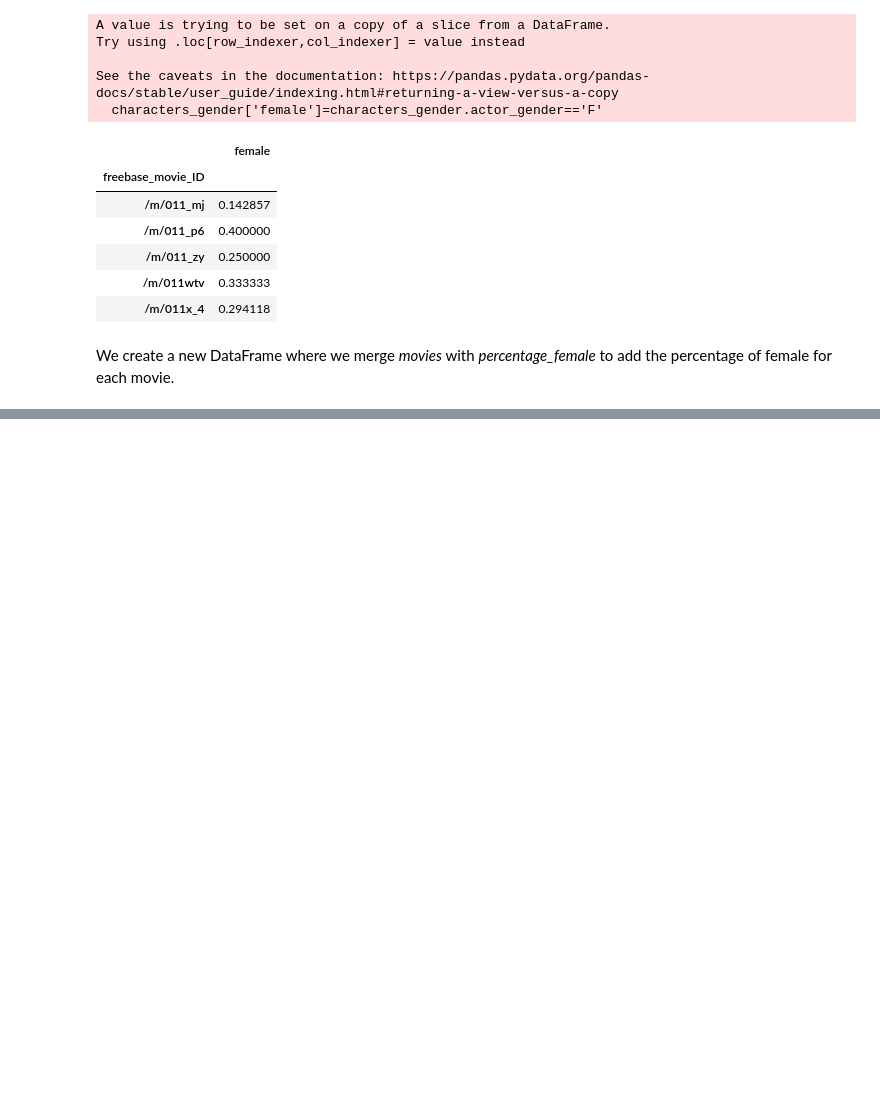
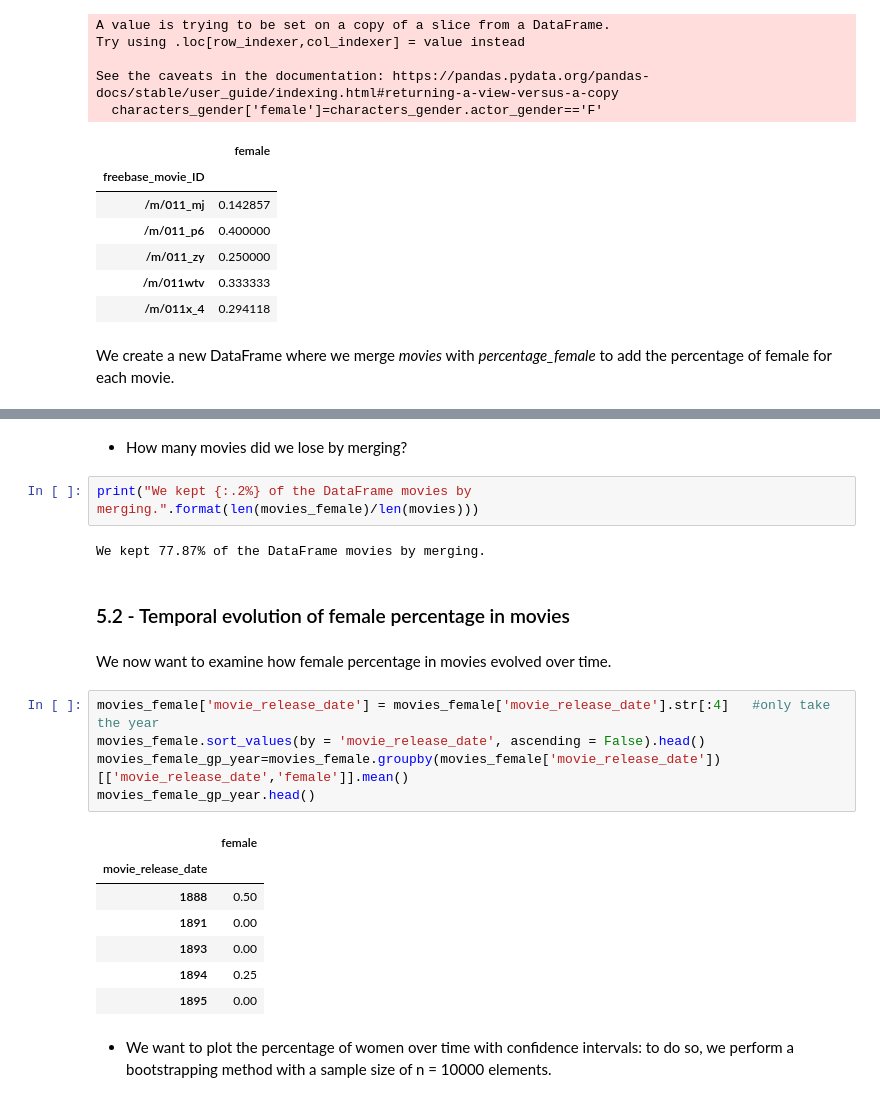
Before and after one commit to epfl-ada/ada-2022-project-armada, a Jupyter notebook: P2.ipynb, the cells around one changed output, grey strips where cells are left out. Drawn from its saved outputs; the diff is of its cells as text; blank space fills up the shorter version.

```diff
--- a/P2.ipynb
+++ b/P2.ipynb
@@ -691,3 +685,28 @@ movies_female.head()
 | 2 | 28463795 | /m/0crgdbh | Brun bitter | 1988 | NaN | 83.0 | ... |
 | 3 | 9363483 | /m/0285_cd | White Of The Eye | 1987 | NaN | 110.0 | ... |
 | 4 | 261236 | /m/01mrr1 | A Woman in Flames | 1983 | NaN | 106.0 | ... |
+# %% [markdown]
+- How many movies did we lose by merging?
+# %%
+print("We kept {:.2%} of the DataFrame movies by merging.".format(len(movies_female)/len(movies)))
+# %% [output]
+We kept 77.87% of the DataFrame movies by merging.
+# %% [markdown]
+### 5.2 - Temporal evolution of female percentage in movies
+# %% [markdown]
+We now want to examine how female percentage in movies evolved over time.
+# %%
+movies_female['movie_release_date'] = movies_female['movie_release_date'].str[:4]   #only take the year
+movies_female.sort_values(by = 'movie_release_date', ascending = False).head()
+movies_female_gp_year=movies_female.groupby(movies_female['movie_release_date'])[['movie_release_date','female']].mean()
+movies_female_gp_year.head()
+# %% [output]
+|  | female |
+| movie_release_date |  |
+| 1888 | 0.50 |
+| 1891 | 0.00 |
+| 1893 | 0.00 |
+| 1894 | 0.25 |
+| 1895 | 0.00 |
+# %% [markdown]
+- We want to plot the percentage of women over time with confidence intervals: to do so, we perform a bootstrapping method with a sample size of n = 10000 elements.
```
Also changed, not shown: parts of 5 cells of this notebook.
